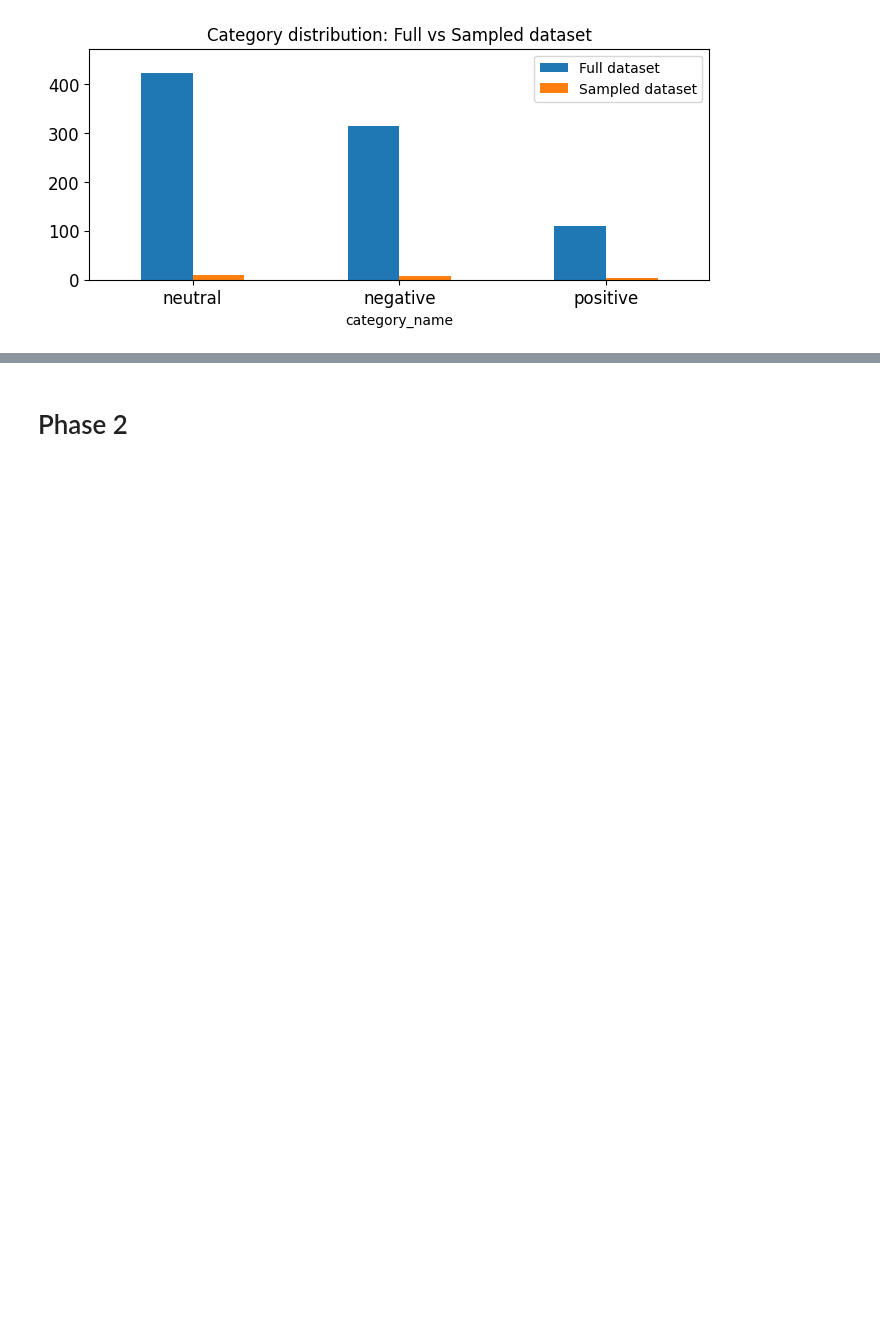
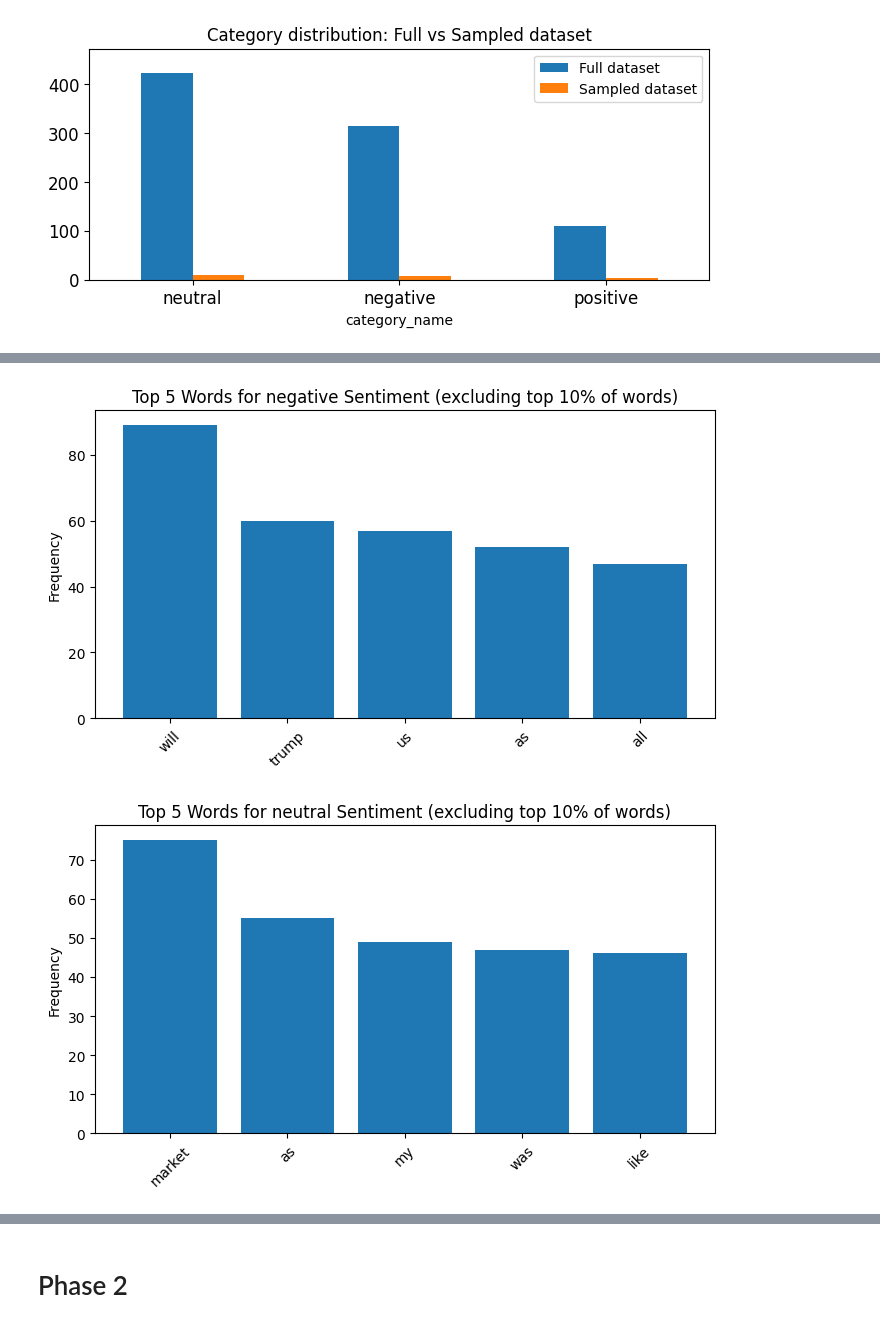
Before and after one commit to robins114/dm2025-lab1-exercise, a Jupyter notebook: DM2025-Lab1-Homework.ipynb, the cells around one changed output, grey strips where cells are left out. Saved outputs shown, nothing was run; the diff lists cells and outputs as text; code cells hidden in the pictures; blank space fills up the shorter version.

```diff
--- a/DM2025-Lab1-Homework.ipynb
+++ b/DM2025-Lab1-Homework.ipynb
@@ -403,0 +680,31 @@ LookupError:
+# %%
+# Top Terms per Sentiment Category (excluding the overall top 10% of words, to mostly avoid frequently used words without any sentiment indication)
+
+top_n = 5
+
+# 10%-Filter
+global_vectorizer = CountVectorizer(max_df=0.1)
+global_vectorizer.fit(X['text'])
+
+for label, name in zip([-1, 0, 1], ['negative', 'neutral', 'positive']):
+    subset = X[X['label'] == label]
+
+    # same filter for every category
+    counts = np.array(global_vectorizer.transform(subset['text']).sum(axis=0)).flatten()
+    vocab = global_vectorizer.get_feature_names_out()
+
+    # Index of Top-N-words
+    top_indices = counts.argsort()[-top_n:][::-1]
+
+    top_words = vocab[top_indices]
+    top_counts = counts[top_indices]
+
+    plt.figure(figsize=(8,4))
+    plt.bar(top_words, top_counts)
+    plt.title(f'Top {top_n} Words for {name} Sentiment (excluding top 10% of words)')
+    plt.xticks(rotation=45)
+    plt.ylabel('Frequency')
+    plt.show()
+# %% [output]
+[figure, added]
+[figure, added]
```
Also changed, not shown: parts of 16 cells of this notebook.
